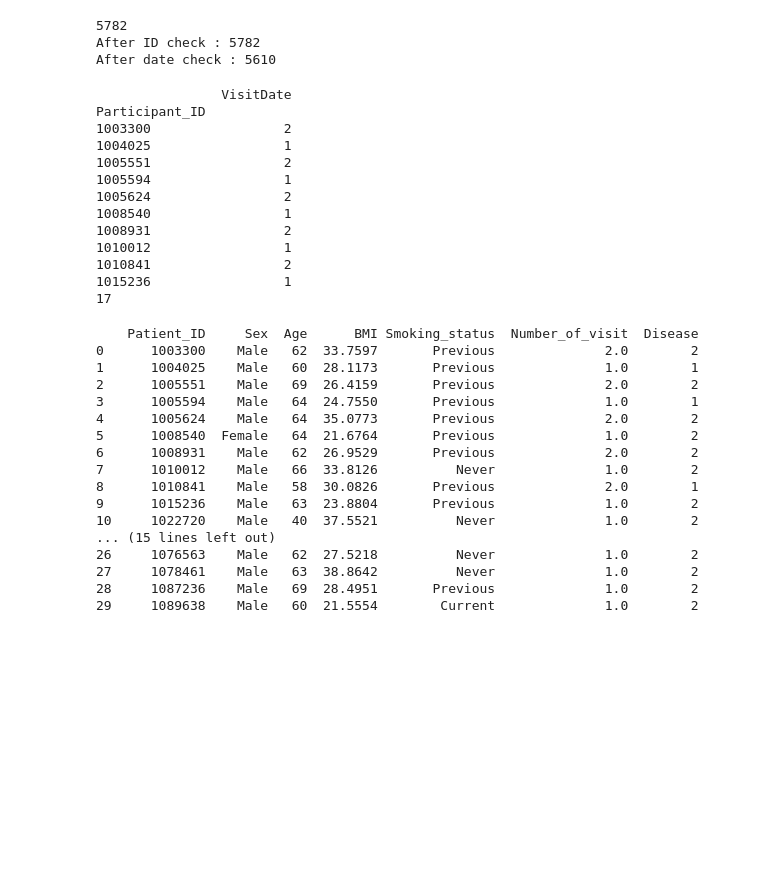
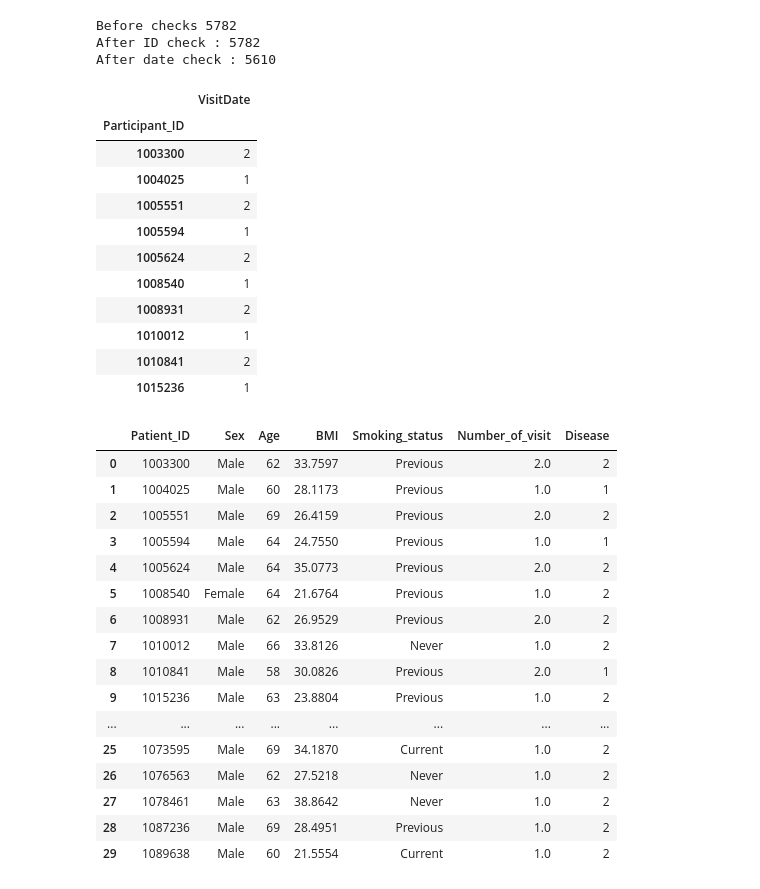
Before and after one commit to JuHeinz/OMMI_DataScience, a Jupyter notebook: Homework 7/homework7.ipynb, the cells around one changed output. Drawn from its saved outputs; the diff is of its cells as text; code cells hidden in the pictures; blank space fills up the shorter version.

```diff
--- a/Homework 7/homework7.ipynb
+++ b/Homework 7/homework7.ipynb
@@ -89,7 +97,8 @@ After BMI check:  13272
 After disease check:  13272
 # %%
 #DATE
-print(date.size)
+print("Before checks", date.size)
+
 #Sanity check for ID (must be 7 digits)
 date = date[date['Participant_ID'] >= 1000000]
 print("After ID check :", date.size)
@@ -101,7 +110,7 @@ date = date[date["VisitDate"].isin(pd.date_range("1950-01-01", "2023-12-31"))]
 
 print("After date check :", date.size)
 # %% [output]
-5782
+Before checks 5782
 After ID check : 5782
 After date check : 5610
 # %%
@@ -109,56 +118,52 @@ After date check : 5610
 
 #count occurence of id in date, means get number of hospital visits for each id
 Number_of_visit =  date.groupby("Participant_ID").count()
-print(Number_of_visit.head(10))
-print(Number_of_visit["VisitDate"].max())
+display(Number_of_visit.head(10))
 # %% [output]
-                VisitDate
-Participant_ID
-1003300                 2
-1004025                 1
-1005551                 2
-1005594                 1
-1005624                 2
-1008540                 1
-1008931                 2
-1010012                 1
-1010841                 2
-1015236                 1
-17
+|  | VisitDate |
+| Participant_ID |  |
+| 1003300 | 2 |
+| 1004025 | 1 |
+| 1005551 | 2 |
+| 1005594 | 1 |
+| 1005624 | 2 |
+| 1008540 | 1 |
+| 1008931 | 2 |
+| 1010012 | 1 |
+| 1010841 | 2 |
+| 1015236 | 1 |
 # %%
 # 1.4. Merge two files with columns: Patient_ID, Sex, Age, BMI, Smoking_status, Number_of_visit, Disease
 
 # make a new dataframe from patient and number of visits
 # right means, if a patient does not have a hopital visit it is NaN
-new_df= pd.merge(Number_of_visit, patient, on="Participant_ID", how="right")
-
+df= pd.merge(Number_of_visit, patient, on="Participant_ID", how="right")
 
 
 # replace NaN with 0
-new_df["VisitDate"].fillna(0, inplace = True)
+df["VisitDate"].fillna(0, inplace = True)
 
 # rename columns
-new_df = new_df.rename(columns={'Participant_ID': 'Patient_ID', 'VisitDate': 'Number_of_visit'})
-
+df = df.rename(columns={'Participant_ID': 'Patient_ID', 'VisitDate': 'Number_of_visit'})
 
 #reorder columns
-new_df = new_df[["Patient_ID", "Sex", "Age", "BMI", "Smoking_status", "Number_of_visit", "Disease"]]
-print(new_df.head(30))
+df = df[["Patient_ID", "Sex", "Age", "BMI", "Smoking_status", "Number_of_visit", "Disease"]]
+display(df.head(30))
 # %% [output]
-    Patient_ID     Sex  Age      BMI Smoking_status  Number_of_visit  Disease
-0      1003300    Male   62  33.7597       Previous              2.0        2
-1      1004025    Male   60  28.1173       Previous              1.0        1
-2      1005551    Male   69  26.4159       Previous              2.0        2
-3      1005594    Male   64  24.7550       Previous              1.0        1
-4      1005624    Male   64  35.0773       Previous              2.0        2
-5      1008540  Female   64  21.6764       Previous              1.0        2
-6      1008931    Male   62  26.9529       Previous              2.0        2
-7      1010012    Male   66  33.8126          Never              1.0        2
-8      1010841    Male   58  30.0826       Previous              2.0        1
-9      1015236    Male   63  23.8804       Previous              1.0        2
-10     1022720    Male   40  37.5521          Never              1.0        2
-... (15 lines left out)
-26     1076563    Male   62  27.5218          Never              1.0        2
-27     1078461    Male   63  38.8642          Never              1.0        2
-28     1087236    Male   69  28.4951       Previous              1.0        2
-29     1089638    Male   60  21.5554        Current              1.0        2
+|  | Patient_ID | Sex | Age | BMI | Smoking_status | Number_of_visit | Disease |
+| 0 | 1003300 | Male | 62 | 33.7597 | Previous | 2.0 | 2 |
+| 1 | 1004025 | Male | 60 | 28.1173 | Previous | 1.0 | 1 |
+| 2 | 1005551 | Male | 69 | 26.4159 | Previous | 2.0 | 2 |
+| 3 | 1005594 | Male | 64 | 24.7550 | Previous | 1.0 | 1 |
+| 4 | 1005624 | Male | 64 | 35.0773 | Previous | 2.0 | 2 |
+| 5 | 1008540 | Female | 64 | 21.6764 | Previous | 1.0 | 2 |
+| 6 | 1008931 | Male | 62 | 26.9529 | Previous | 2.0 | 2 |
+| 7 | 1010012 | Male | 66 | 33.8126 | Never | 1.0 | 2 |
+| 8 | 1010841 | Male | 58 | 30.0826 | Previous | 2.0 | 1 |
+| 9 | 1015236 | Male | 63 | 23.8804 | Previous | 1.0 | 2 |
+| ... | ... | ... | ... | ... | ... | ... | ... |
+| 25 | 1073595 | Male | 69 | 34.1870 | Current | 1.0 | 2 |
+| 26 | 1076563 | Male | 62 | 27.5218 | Never | 1.0 | 2 |
+| 27 | 1078461 | Male | 63 | 38.8642 | Never | 1.0 | 2 |
+| 28 | 1087236 | Male | 69 | 28.4951 | Previous | 1.0 | 2 |
+| 29 | 1089638 | Male | 60 | 21.5554 | Current | 1.0 | 2 |
```
Also changed, not shown: parts of 12 cells of this notebook.
